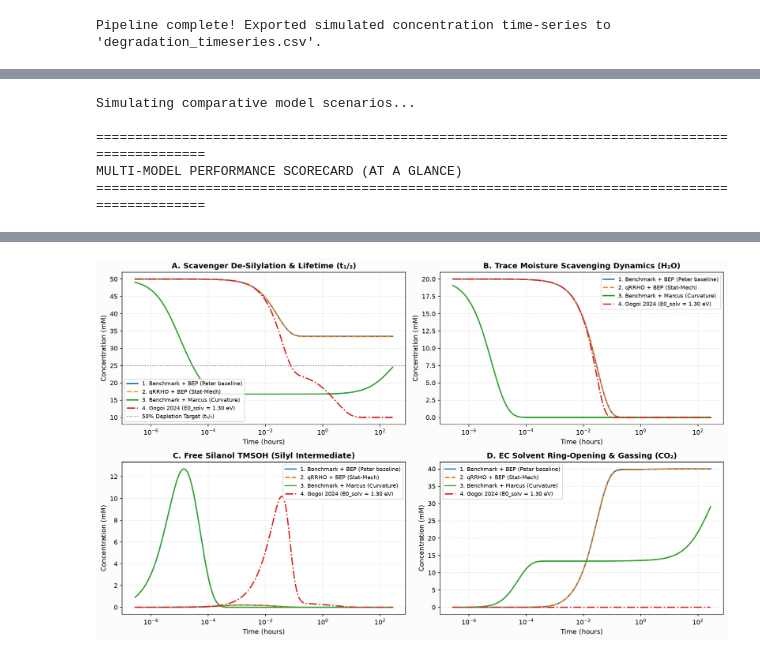
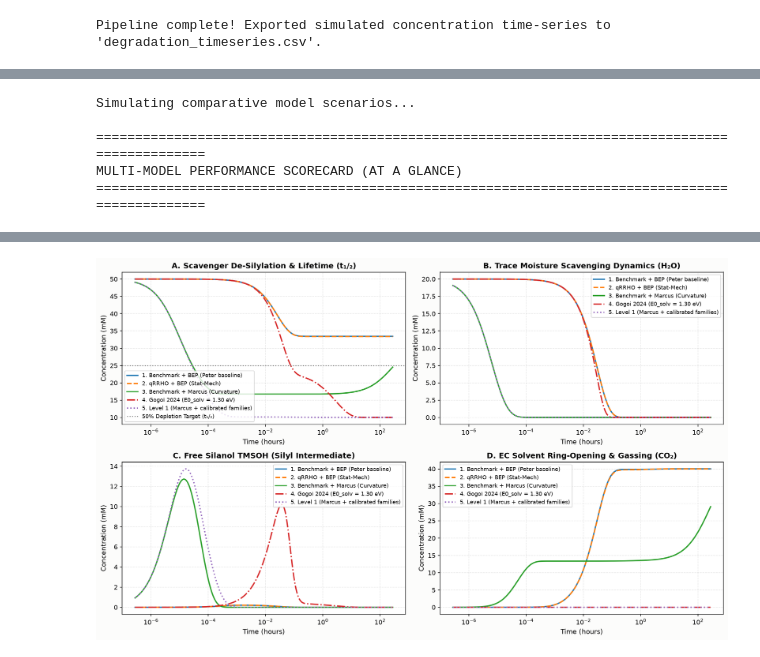
Before and after one commit to yralcaraz/atom-to-reactor, a Jupyter notebook: notebooks/01_multiscale_microkinetics_theory.ipynb, the cells around one changed output, grey strips where cells are left out. Drawn from its saved outputs; the diff is of its cells as text; code cells hidden in the pictures.

```diff
--- a/notebooks/01_multiscale_microkinetics_theory.ipynb
+++ b/notebooks/01_multiscale_microkinetics_theory.ipynb
@@ -1172,7 +1194,9 @@ In this interactive block, you can freely configure, toggle, and benchmark all p
 import numpy as np
 import pandas as pd
 import matplotlib.pyplot as plt
+from copy import deepcopy
 from kinetics.reactor.batch_reactor import simulate_tank_reactor
+from kinetics.microkinetics.kinetic_parameters import LEVEL1_FAMILY_PARAMETERS
 
 # ==============================================================================
 # 🎛️ CONFIGURATION: DEFINE SCENARIOS TO BENCHMARK & COMPARE
@@ -1210,6 +1234,14 @@ scenarios_to_compare = {
         'T_K':           298.15,
         'color':         '#d62728',
         'ls':            '-.'
+    },
+    '5. Level 1 (Marcus + calibrated families)': {
+        'thermo_mode':   'wb97mv',
+        'kinetic_model': 'level1',
+        'bep_params':    LEVEL1_FAMILY_PARAMETERS,  # g_C = 1.30, g_S = 1.32 eV (Gogoi JPCC 2024, derived)
+        'T_K':           298.15,
+        'color':         '#9467bd',
+        'ls':            ':'
     }
 }
 
@@ -1221,7 +1253,10 @@ comparison_results = {}
 scorecard_rows = []
 
 for name, cfg in scenarios_to_compare.items():
-    bep = {k: v.copy() for k, v in family_bep_parameters.items()}
+    if 'bep_params' in cfg:
+        bep = deepcopy(cfg['bep_params'])
+    else:
+        bep = {k: v.copy() for k, v in family_bep_parameters.items()}
     if 'E0_solv_eV' in cfg and 'solvent_attack' in bep:
         bep['solvent_attack']['E0_eV'] = cfg['E0_solv_eV']
     if 'E0_global_eV' in cfg:
@@ -1264,7 +1299,7 @@ for name, cfg in scenarios_to_compare.items():
         'Scenario': name,
         'Thermo Mode': cfg.get('thermo_mode', 'wb97mv'),
         'Kinetic Model': cfg.get('kinetic_model', 'bep_eyring'),
-        'E₀(solv) (eV)': f"{bep['solvent_attack']['E0_eV']:.2f}",
+        'E₀(solv) (eV)': f"{bep['solvent_attack'].get('g_eV', bep['solvent_attack'].get('E0_eV')):.2f}",
         't₁/₂ TMSPA': t_half_str,
         't_90% H₂O': t_h2o_str,
         'Peak TMSOH (mM)': f"{np.max(tmsoh):.2f}",
@@ -1350 +1386 @@ MULTI-MODEL PERFORMANCE SCORECARD (AT A GLANCE)
-[figure, old version]
+[figure, new version]
```
Also changed, not shown: parts of 5 cells of this notebook, 14 other files.
